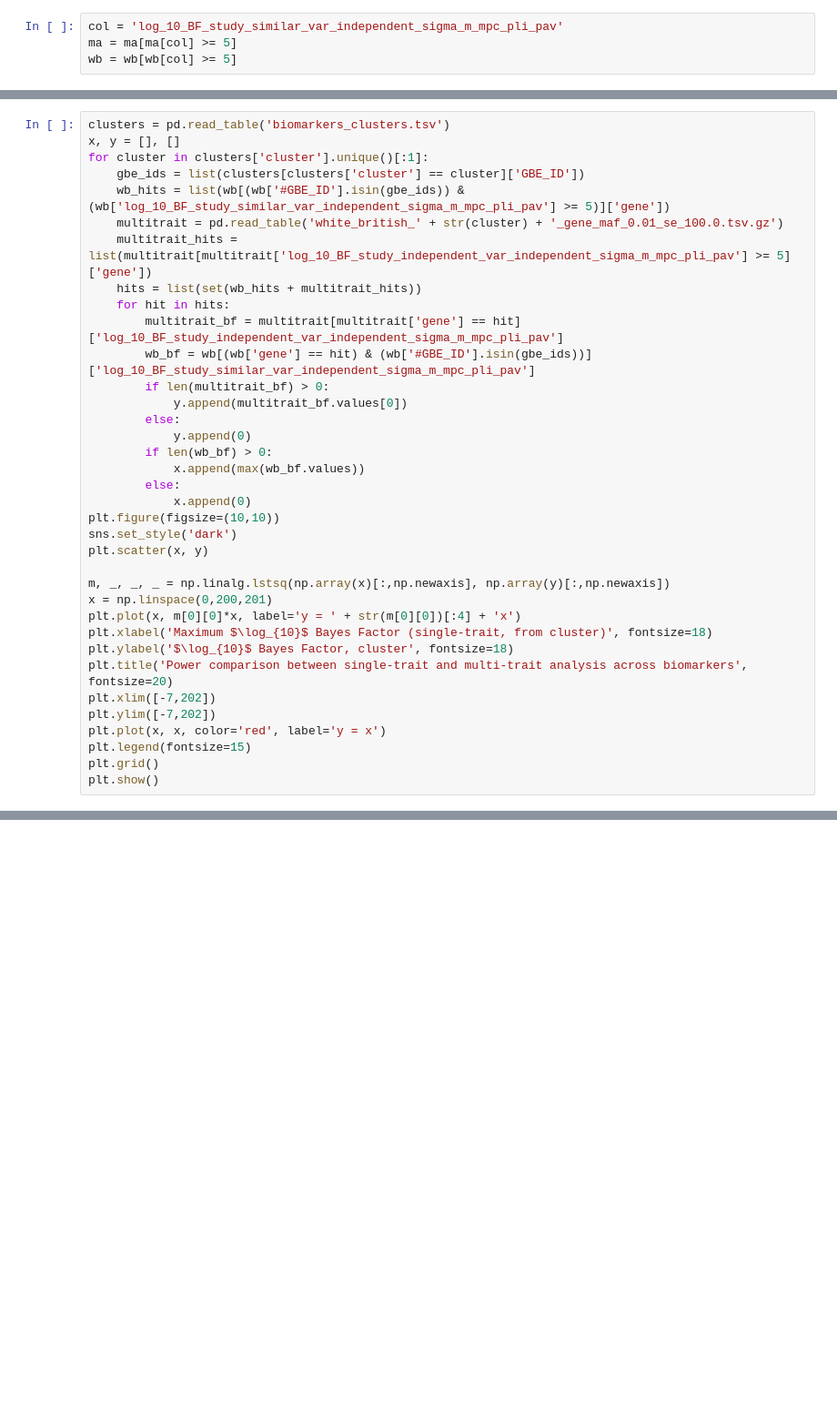
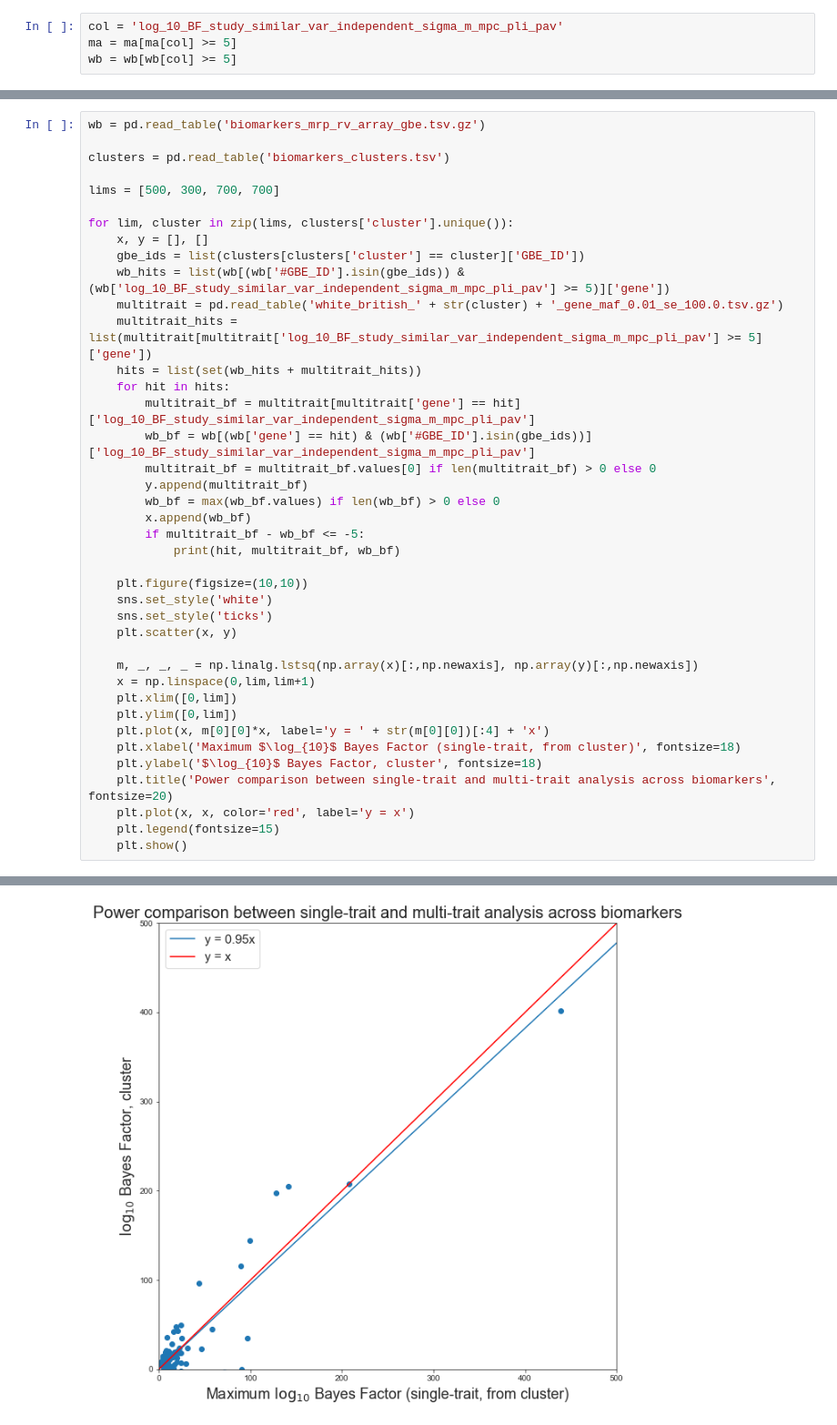
Before and after one commit to rivas-lab/ukbb-tools, a Jupyter notebook: 13_mrp/power_comparison.ipynb, the cells around one changed output, grey strips where cells are left out. Shown: that part at 91% size. Drawn from its saved outputs; the diff is of its cells as text; blank space fills up the shorter version.

```diff
--- a/13_mrp/power_comparison.ipynb
+++ b/13_mrp/power_comparison.ipynb
@@ -45,37 +42,41 @@ To use the future default and silence this warning we advise to pass `rcond=None
 # %%
+wb = pd.read_table('biomarkers_mrp_rv_array_gbe.tsv.gz')
+
 clusters = pd.read_table('biomarkers_clusters.tsv')
-x, y = [], []
-for cluster in clusters['cluster'].unique()[:1]:
+
+lims = [500, 300, 700, 700]
+
+for lim, cluster in zip(lims, clusters['cluster'].unique()):
+    x, y = [], []
     gbe_ids = list(clusters[clusters['cluster'] == cluster]['GBE_ID'])
     wb_hits = list(wb[(wb['#GBE_ID'].isin(gbe_ids)) & (wb['log_10_BF_study_similar_var_independent_sigma_m_mpc_pli_pav'] >= 5)]['gene'])
     multitrait = pd.read_table('white_british_' + str(cluster) + '_gene_maf_0.01_se_100.0.tsv.gz')
-    multitrait_hits = list(multitrait[multitrait['log_10_BF_study_independent_var_independent_sigma_m_mpc_pli_pav'] >= 5]['gene'])
+    multitrait_hits = list(multitrait[multitrait['log_10_BF_study_similar_var_independent_sigma_m_mpc_pli_pav'] >= 5]['gene'])
     hits = list(set(wb_hits + multitrait_hits))
     for hit in hits:
-        multitrait_bf = multitrait[multitrait['gene'] == hit]['log_10_BF_study_independent_var_independent_sigma_m_mpc_pli_pav']
+        multitrait_bf = multitrait[multitrait['gene'] == hit]['log_10_BF_study_similar_var_independent_sigma_m_mpc_pli_pav']
         wb_bf = wb[(wb['gene'] == hit) & (wb['#GBE_ID'].isin(gbe_ids))]['log_10_BF_study_similar_var_independent_sigma_m_mpc_pli_pav']
-        if len(multitrait_bf) > 0:
-            y.append(multitrait_bf.values[0])
-        else:
-            y.append(0)
-        if len(wb_bf) > 0:
-            x.append(max(wb_bf.values))
-        else:
-            x.append(0)
-plt.figure(figsize=(10,10))
-sns.set_style('dark')
-plt.scatter(x, y)
+        multitrait_bf = multitrait_bf.values[0] if len(multitrait_bf) > 0 else 0
+        y.append(multitrait_bf)
+        wb_bf = max(wb_bf.values) if len(wb_bf) > 0 else 0
+        x.append(wb_bf)
+        if multitrait_bf - wb_bf <= -5:
+            print(hit, multitrait_bf, wb_bf)
 
-m, _, _, _ = np.linalg.lstsq(np.array(x)[:,np.newaxis], np.array(y)[:,np.newaxis])
-x = np.linspace(0,200,201)
-plt.plot(x, m[0][0]*x, label='y = ' + str(m[0][0])[:4] + 'x')
-plt.xlabel('Maximum $\log_{10}$ Bayes Factor (single-trait, from cluster)', fontsize=18)
-plt.ylabel('$\log_{10}$ Bayes Factor, cluster', fontsize=18)
-plt.title('Power comparison between single-trait and multi-trait analysis across biomarkers', fontsize=20)
-plt.xlim([-7,202])
-plt.ylim([-7,202])
-plt.plot(x, x, color='red', label='y = x')
-plt.legend(fontsize=15)
-plt.grid()
-plt.show()
+    plt.figure(figsize=(10,10))
+    sns.set_style('white')
+    sns.set_style('ticks')
+    plt.scatter(x, y)
+
+    m, _, _, _ = np.linalg.lstsq(np.array(x)[:,np.newaxis], np.array(y)[:,np.newaxis])
+    x = np.linspace(0,lim,lim+1)
+    plt.xlim([0,lim])
+    plt.ylim([0,lim])
+    plt.plot(x, m[0][0]*x, label='y = ' + str(m[0][0])[:4] + 'x')
+    plt.xlabel('Maximum $\log_{10}$ Bayes Factor (single-trait, from cluster)', fontsize=18)
+    plt.ylabel('$\log_{10}$ Bayes Factor, cluster', fontsize=18)
+    plt.title('Power comparison between single-trait and multi-trait analysis across biomarkers', fontsize=20)
+    plt.plot(x, x, color='red', label='y = x')
+    plt.legend(fontsize=15)
+    plt.show()
 # %% [output]
@@ -82,0 +101 @@ FileNotFoundError: [Errno 2] No such file or directory: 'white_british_1_gene_ma
+[figure, added]
```
Also changed, not shown: parts of 4 cells of this notebook, 12 other files.
